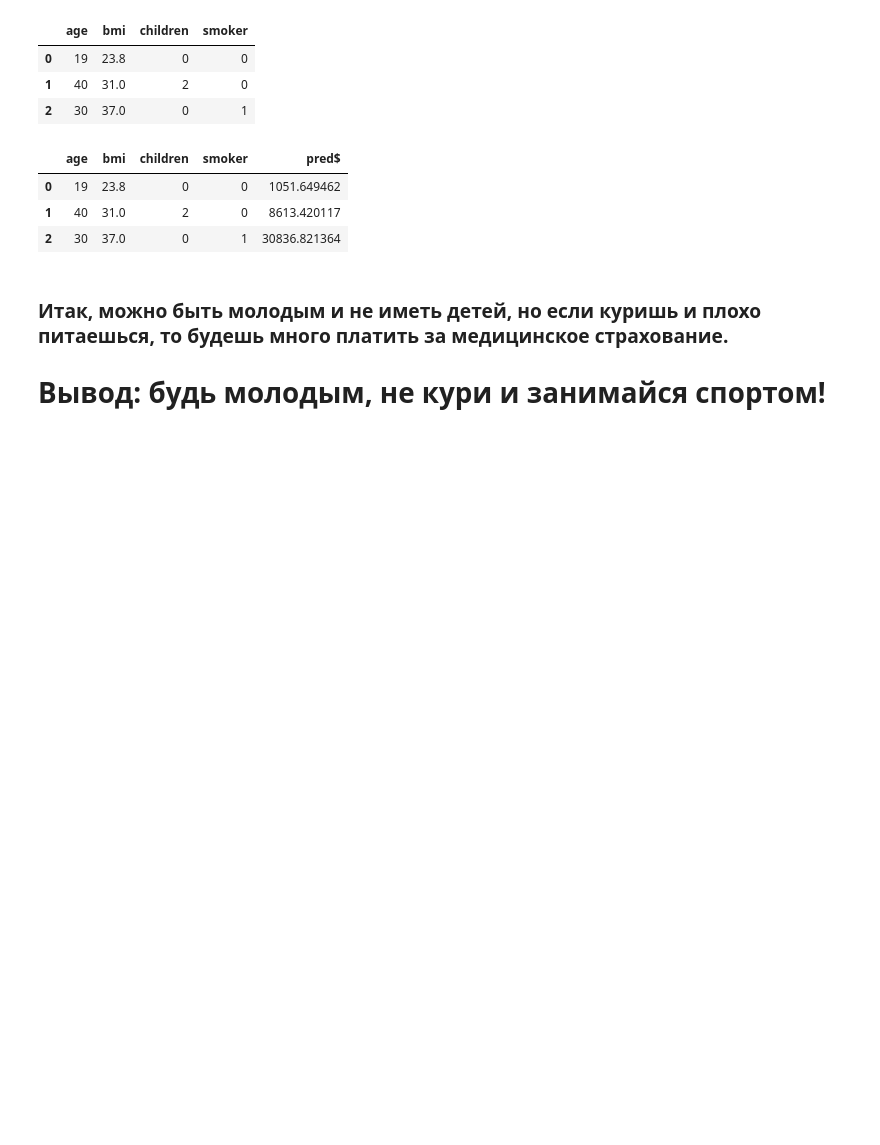
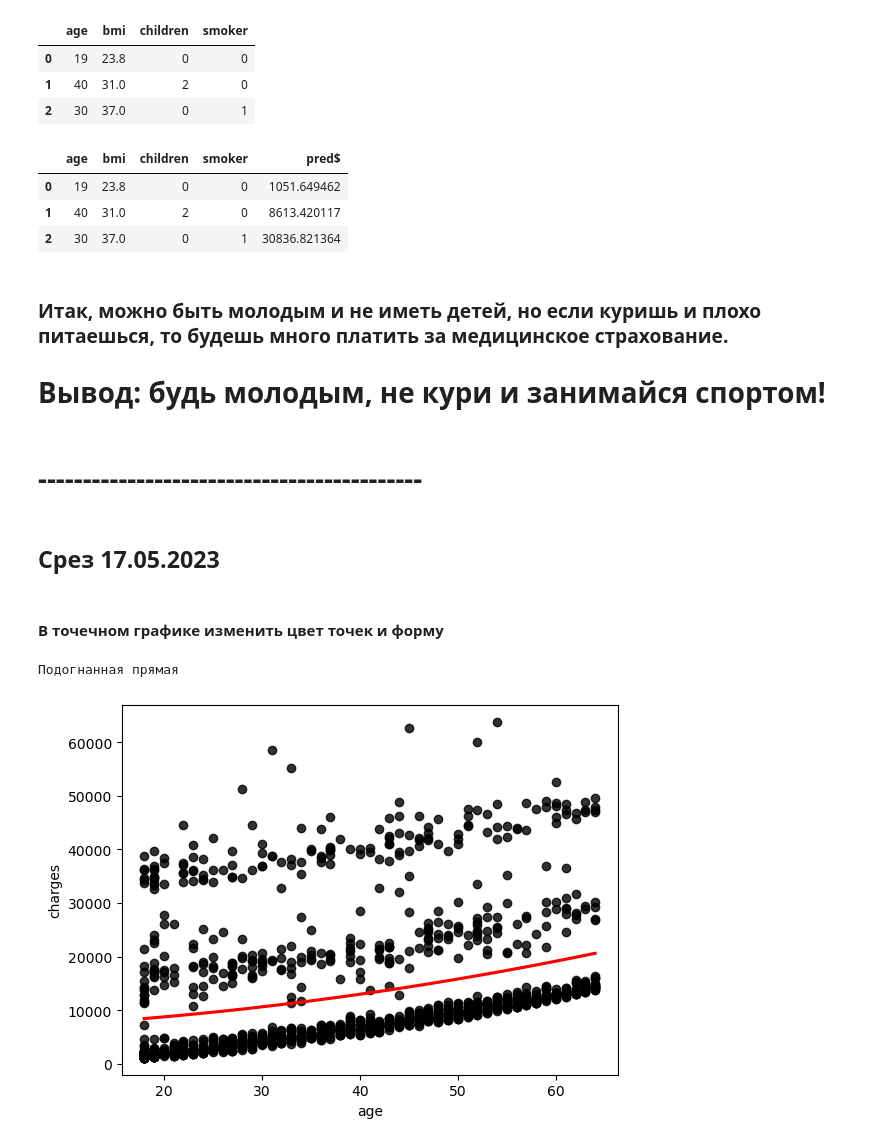
Before and after one commit to PomoshnikovV/Econometrics_MGIMO, a Jupyter notebook: INSURANCE DATASET ANALYSIS.ipynb, the cells around one changed output. Drawn from its saved outputs; the diff is of its cells as text; code cells hidden in the pictures; blank space fills up the shorter version.

```diff
--- a/INSURANCE DATASET ANALYSIS.ipynb
+++ b/INSURANCE DATASET ANALYSIS.ipynb
@@ -570,3 +572,15 @@ new_df
 # %% [markdown]
 ### Итак, можно быть молодым и не иметь детей, но если куришь и плохо питаешься, то будешь много платить за медицинское страхование.
 # Вывод: будь молодым, не кури и занимайся спортом!
+# %% [markdown]
+# -------------------------------------------
+# %% [markdown]
+## Срез 17.05.2023
+# %% [markdown]
+####  В точечном графике изменить цвет точек и форму
+# %%
+sns.regplot(data = df ,  y = 'charges' ,  x = 'age' ,scatter_kws={"color": "black"}, order = 2, ci = None ,  line_kws = { "color":"r"})
+print('Подогнанная прямая')
+# %% [output]
+Подогнанная прямая
+[figure, added]
```
Also changed, not shown: parts of 24 cells of this notebook.
